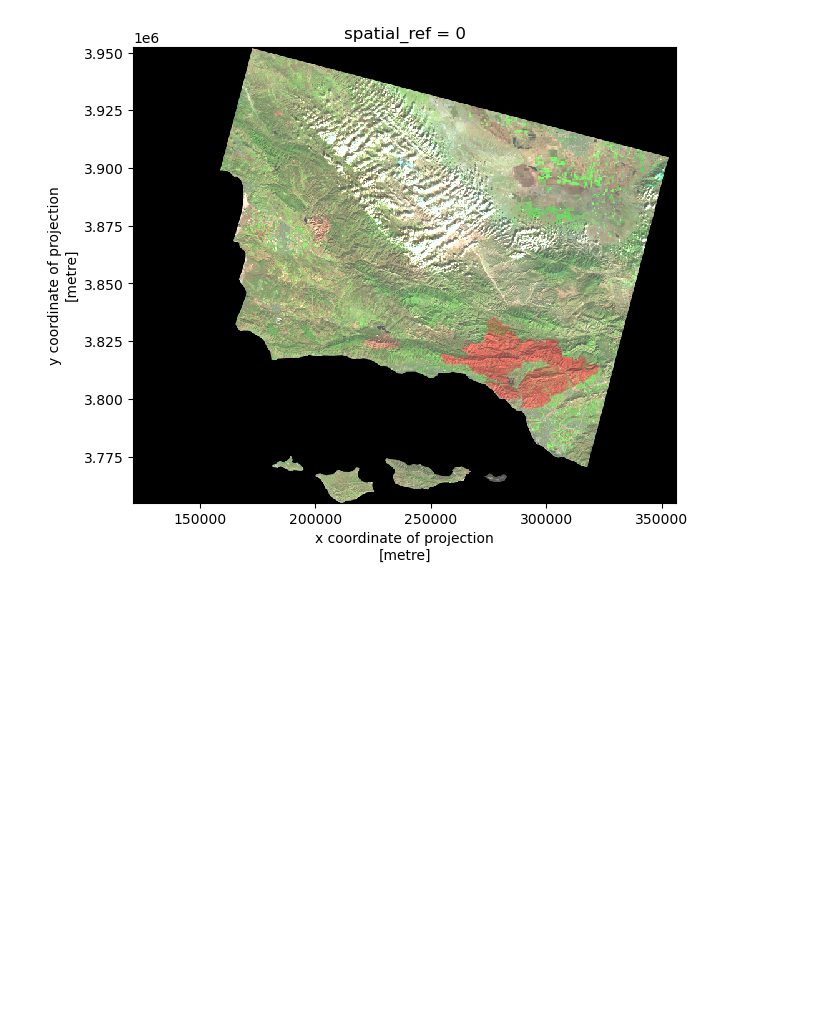
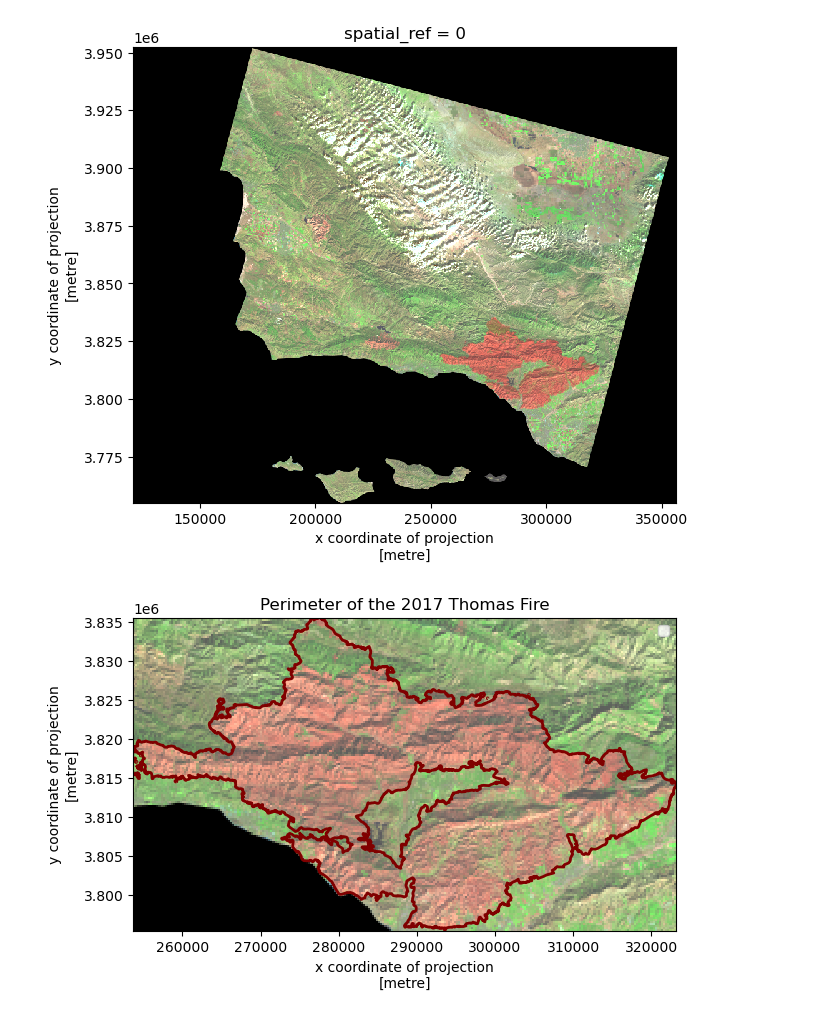
Before and after one commit to madisonenda/EDS220-Homework4, a Jupyter notebook: hwk4-task2-false-color-Enda.ipynb, the cells around one changed output. Drawn from its saved outputs; the diff is of its cells as text; code cells hidden in the pictures; blank space fills up the shorter version.

Commit message:
Finalize the false color image with the overlayed Thomas Fire boundary

```diff
--- a/hwk4-task2-false-color-Enda.ipynb
+++ b/hwk4-task2-false-color-Enda.ipynb
@@ -151,0 +157,18 @@ plt.show()
+# %%
+# Visualizing again with the false_color xarray clipped to the Thomas Fire
+fig, ax = plt.subplots(figsize=(7, 7 * FC_ratio))
+ax.set_xlim([253728.216889, 323152.253155])
+ax.set_ylim([3.795467e+06, 3.835517e+06])
+
+false_color.plot.imshow(ax=ax,
+                        robust= True)
+Thomas_Fire.plot(ax=ax,
+                 facecolor= "none",
+                 edgecolor= 'maroon',
+                linewidth=2,
+                label= 'Thomas Fire Boundary')
+ax.legend(['Thomas Fire Boundary'])
+plt.title("Perimeter of the 2017 Thomas Fire")
+plt.show()
+# %% [output]
+[figure, added]
```
Also changed, not shown: parts of 1 cell of this notebook.
